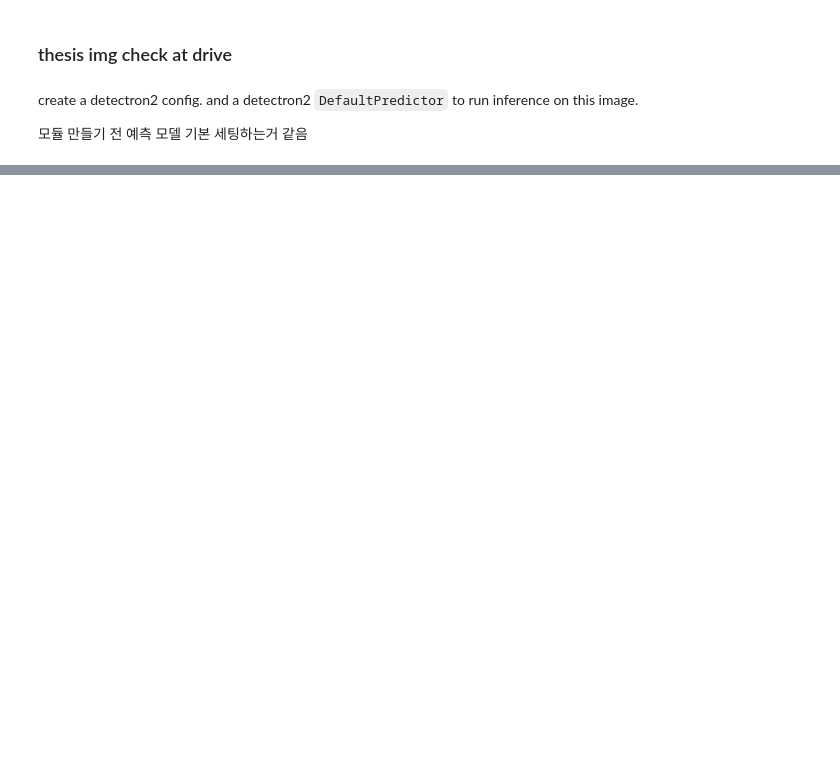
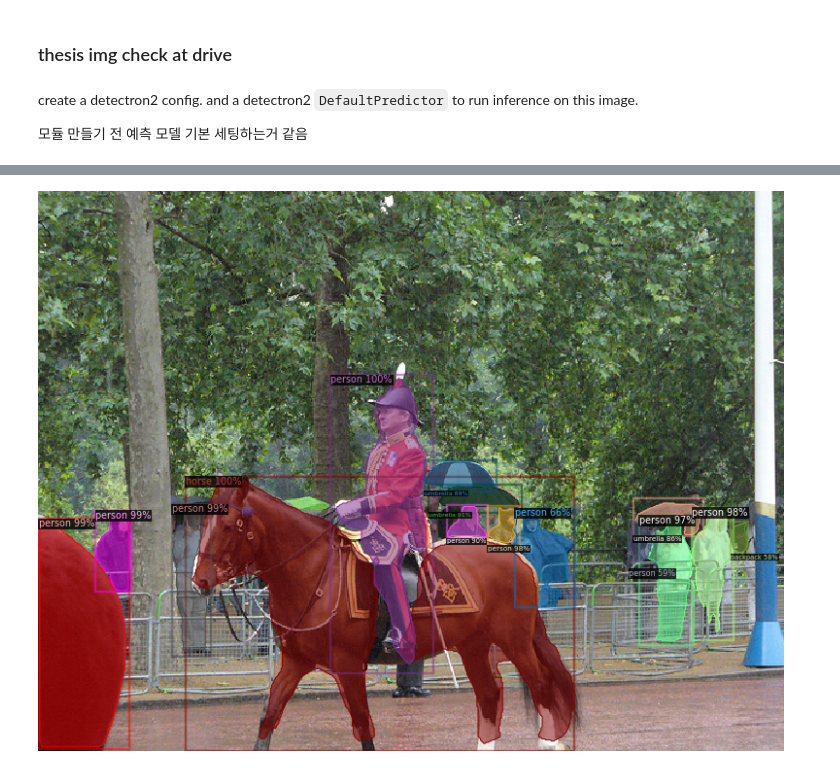
Before and after one commit to rjsdn0124/Practice_AI_Module, a Jupyter notebook: prac_img_txt.ipynb, the cells around one changed output, grey strips where cells are left out. Cells and saved outputs as stored; diff of their text form; code cells hidden in the pictures; blank space fills up the shorter version.

```diff
--- a/prac_img_txt.ipynb
+++ b/prac_img_txt.ipynb
@@ -100,0 +142,13 @@ outputs = predictor(im)
+# %%
+# 기존 신경망 학습되어있는거로 학습시킨 결과 시각화하기 use visualizer
+# [::-1]이 문법 -1씩 줄여나가면서 인덱스 참조하란 뜻 ex) [7::2] => 7번째부터 2씩 인덱스 늘려서 원소 참조
+# DATASETS.TRAIN은 훈련 방법 모여져있는데인듯
+# defaultpredictor에서 rgb가 아니라 bgr 순으로 가져와서 여기서도 bgr로 가져와서 비교하려고. ::-1사용
+# metadata는 인스턴스 분할할 때 붙은 개체 종류명 매핑해주는거네
+v = Visualizer(im[:,:,::-1], MetadataCatalog.get(cfg.DATASETS.TRAIN[0]), scale=1.2)
+# 인스턴스 분할(= 형체그대로 라인따는 느낌. 탐색한 개체 주변이랑 분할하는 과정.)된 결과를 그리기 위해.
+# gpu에서는 시각화가 안되므로 cpu로 보내줘서 사용.
+out = v.draw_instance_predictions(outputs["instances"].to("cpu"))
+cv2_imshow(out.get_image()[:,:,::-1])
+# %% [output]
+[figure, added]
```
Also changed, not shown: parts of 7 cells of this notebook.
